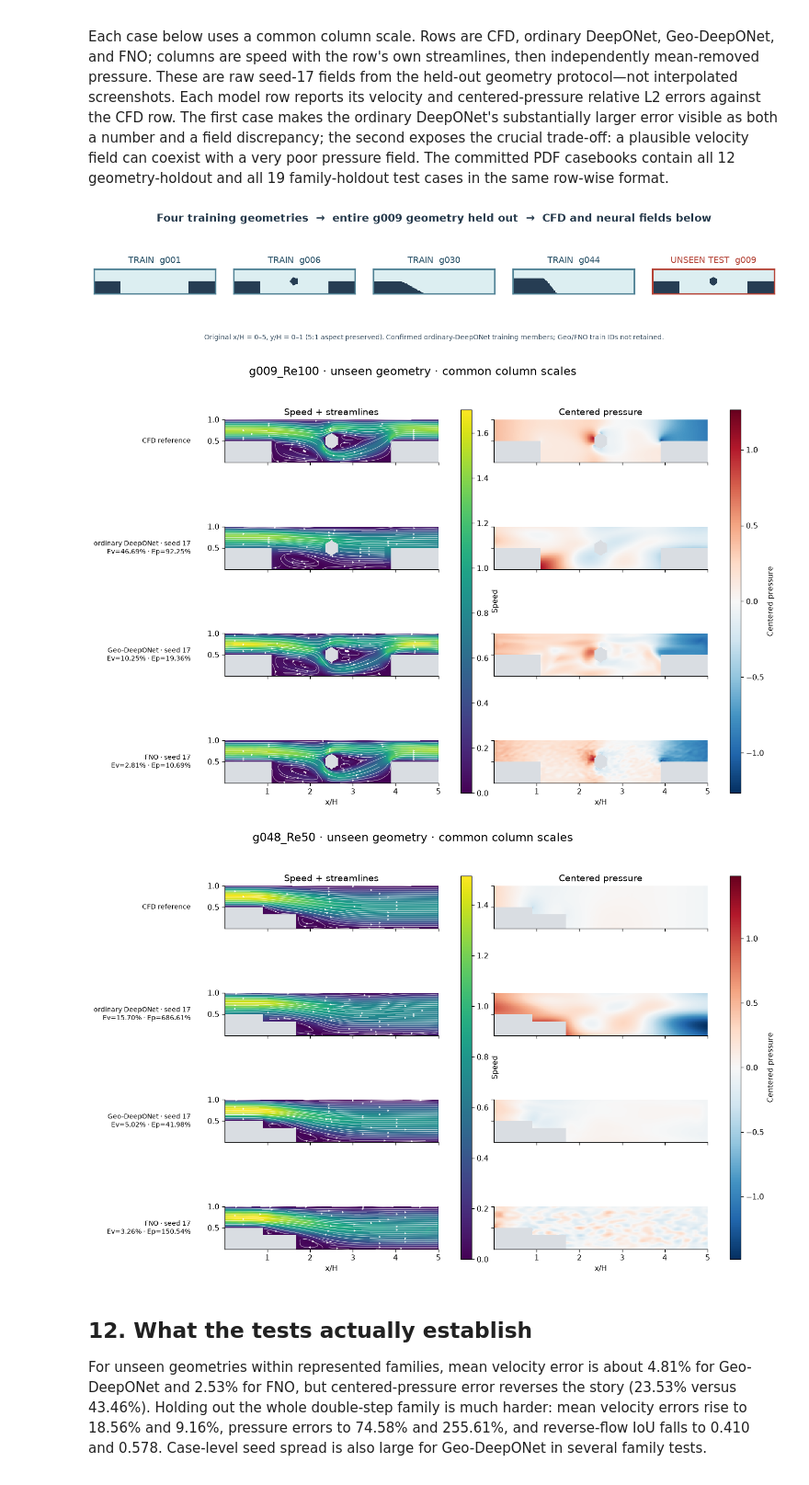
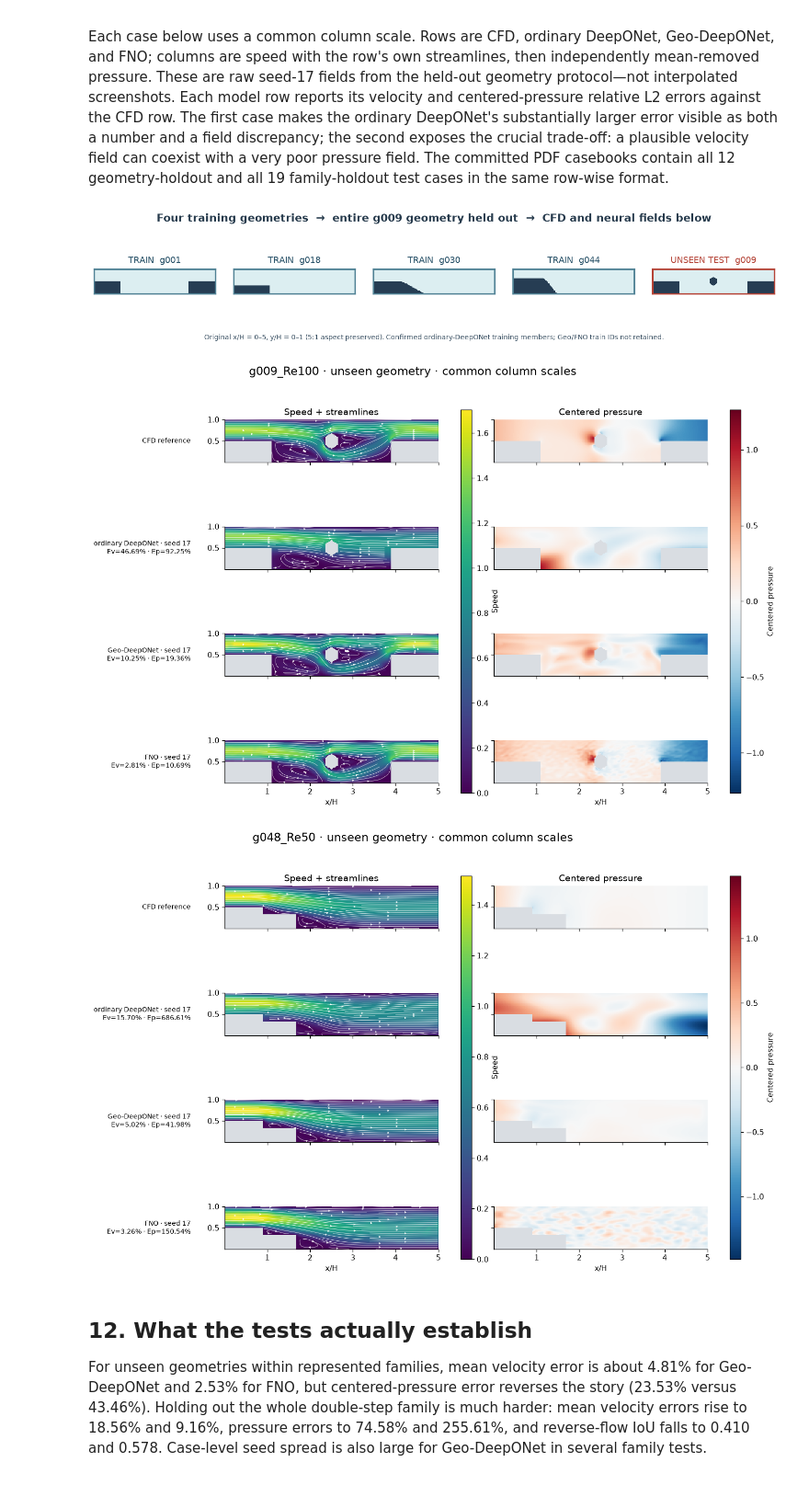
Before and after one commit to Ehsan-Roohi/FlowMLLab, a Jupyter notebook: notebooks/week15/W15_Geometry_Operators_Step_Audit.ipynb, the cells around one changed output. Shown at 92% size. Saved outputs shown, nothing was run; the diff lists cells and outputs as text; code cells hidden in the pictures.

Commit message:
Replace near-duplicate training geometry in Week 15

```diff
--- a/notebooks/week15/W15_Geometry_Operators_Step_Audit.ipynb
+++ b/notebooks/week15/W15_Geometry_Operators_Step_Audit.ipynb
@@ -726,7 +726,7 @@ def load_ordinary(case):
     with np.load(path,allow_pickle=False) as z: return {k:z[k].copy() for k in z.files}
 
 def training_geometry_strip():
-    train_examples=[1,6,30,44]
+    train_examples=[1,18,30,44]
     recorded=json.loads((DEEP_ROOT/'ordinary-deeponet-seed17/manifest.json').read_text())['split']
     forbidden=set(recorded['validation_geometry_ids']+recorded['test_geometry_ids'])
     assert not (set(train_examples)&forbidden)
@@ -734,6 +734,9 @@ def training_geometry_strip():
     assert (recorded['train_cases'],recorded['validation_cases'],recorded['test_cases'])==(107,11,12)
     geo=load_followup('g009_Re100_medium','geo_deeponet')
     np.testing.assert_array_equal(dataset['masks'][np.flatnonzero(geometry_ids==9)[0]],geo['mask'])
+    # Reject a near-duplicate mask: g006 differs from g009 in only 40/18000 cells.
+    assert all(np.mean(dataset['masks'][np.flatnonzero(geometry_ids==gid)[0]] != geo['mask']) >= .01
+               for gid in train_examples)
     from matplotlib.colors import ListedColormap
     mask_cmap=ListedColormap(['#263d53','#dceef1'])
     fig,axs=plt.subplots(1,5,figsize=(12.8,2.5),facecolor='white')
@@ -778,34 +781,34 @@ def geometry_comparison(case):
     vmax=max(float(v.max()) for v in speed); plim=max(float(np.abs(v).max()) for v in pressure)
     fig=plt.figure(figsize=(12.8,8.8))
     grid=fig.add_gridspec(4,4,left=.23,right=.97,top=.89,bottom=.09,
                           width_ratios=[20,1,20,1],wspace=.20,hspace=.70)
     axs=np.empty((4,2),dtype=object)
     for row in range(4):
         for col,grid_col in enumerate((0,2)):
             axs[row,col]=fig.add_subplot(grid[row,grid_col],
                 sharex=axs[0,0] if row or col else None,
                 sharey=axs[0,0] if row or col else None)
     for i,(a,label) in enumerate(zip(aa,labels)):
         im0=axs[i,0].pcolormesh(x,y,speed[i],cmap='viridis',vmin=0,vmax=vmax,shading='nearest')
         axs[i,0].streamplot(np.linspace(x[0],x[-1],len(x)),np.linspace(y[0],y[-1],len(y)),
           np.ma.masked_where(~mask,a[:,:,0]),np.ma.masked_where(~mask,a[:,:,1]),
           color='white',density=.85,linewidth=.42,arrowsize=.5)
         im1=axs[i,1].pcolormesh(x,y,pressure[i],cmap='RdBu_r',vmin=-plim,vmax=plim,shading='nearest')
         axs[i,0].set_ylabel(label,rotation=0,ha='right',va='center',labelpad=22,fontsize=9)
         for ax in axs[i]: ax.set_aspect('equal'); ax.set_facecolor('#d9dde2')
         axs[i,1].tick_params(axis='y',labelleft=False)
         if i<3:
             for ax in axs[i]: ax.tick_params(axis='x',labelbottom=False)
     axs[0,0].set_title('Speed + streamlines'); axs[0,1].set_title('Centered pressure')
     for ax in axs[-1]: ax.set_xlabel('x/H')
     fig.colorbar(im0,cax=fig.add_subplot(grid[:,1]),label='Speed')
     fig.colorbar(im1,cax=fig.add_subplot(grid[:,3]),label='Centered pressure')
     fig.suptitle(case.replace('_medium','')+' · unseen geometry · common column scales',fontsize=15)
     fig.savefig(NEW/f'generated/{case}_fields.png',dpi=165,bbox_inches='tight'); plt.show()
 
 for case in ['g009_Re100_medium','g048_Re50_medium']: geometry_comparison(case)
 # %% [output]
-[figure, old version]
+[figure, new version]
 [figure]
 [figure]
 # %% [markdown]
```
Also changed, not shown: 3 other files.
